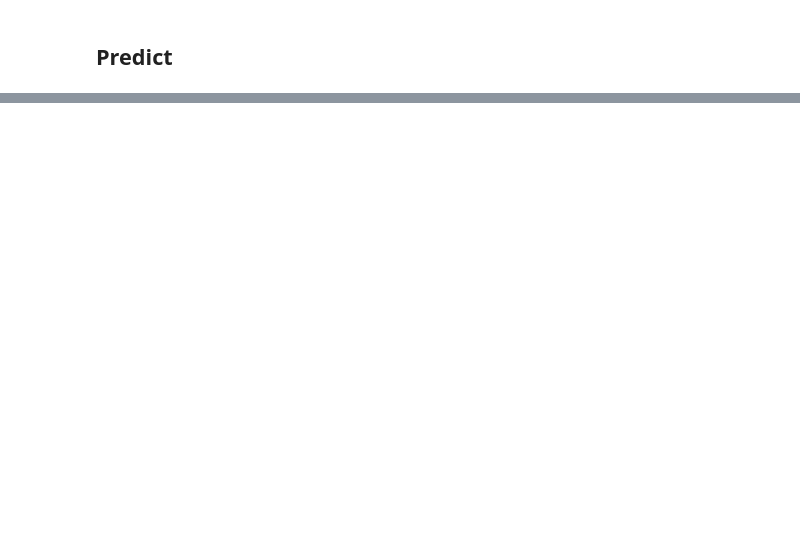
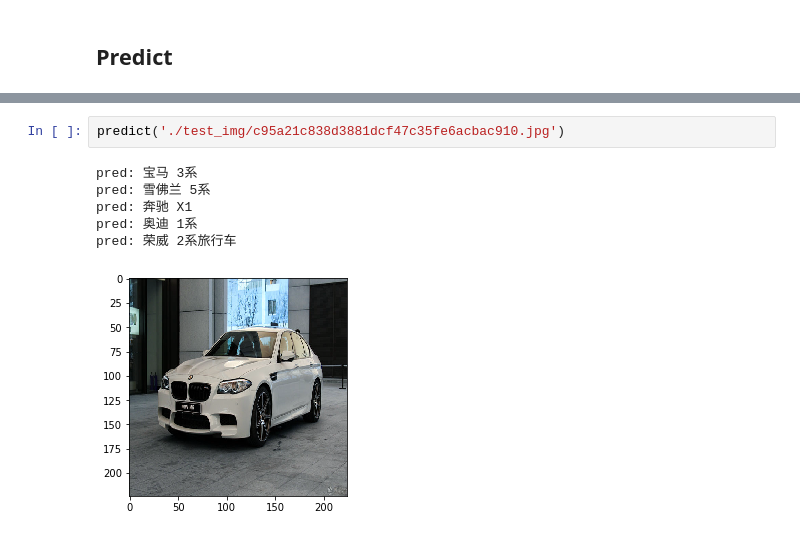
Before and after one commit to amyburden/START, a Jupyter notebook: car_class/Carclassify.ipynb, the cells around one changed output, grey strips where cells are left out. Cells and saved outputs as stored; diff of their text form; blank space fills up the shorter version.

```diff
--- a/car_class/Carclassify.ipynb
+++ b/car_class/Carclassify.ipynb
@@ -356,0 +658,9 @@ NameError: name 'tmp' is not defined
+# %%
+predict('./test_img/c95a21c838d3881dcf47c35fe6acbac910.jpg')
+# %% [output]
+pred: 宝马 3系
+pred: 雪佛兰 5系
+pred: 奔驰 X1
+pred: 奥迪 1系
+pred: 荣威 2系旅行车
+[figure, added]
```
Also changed, not shown: parts of 39 cells of this notebook, 22 other files.
